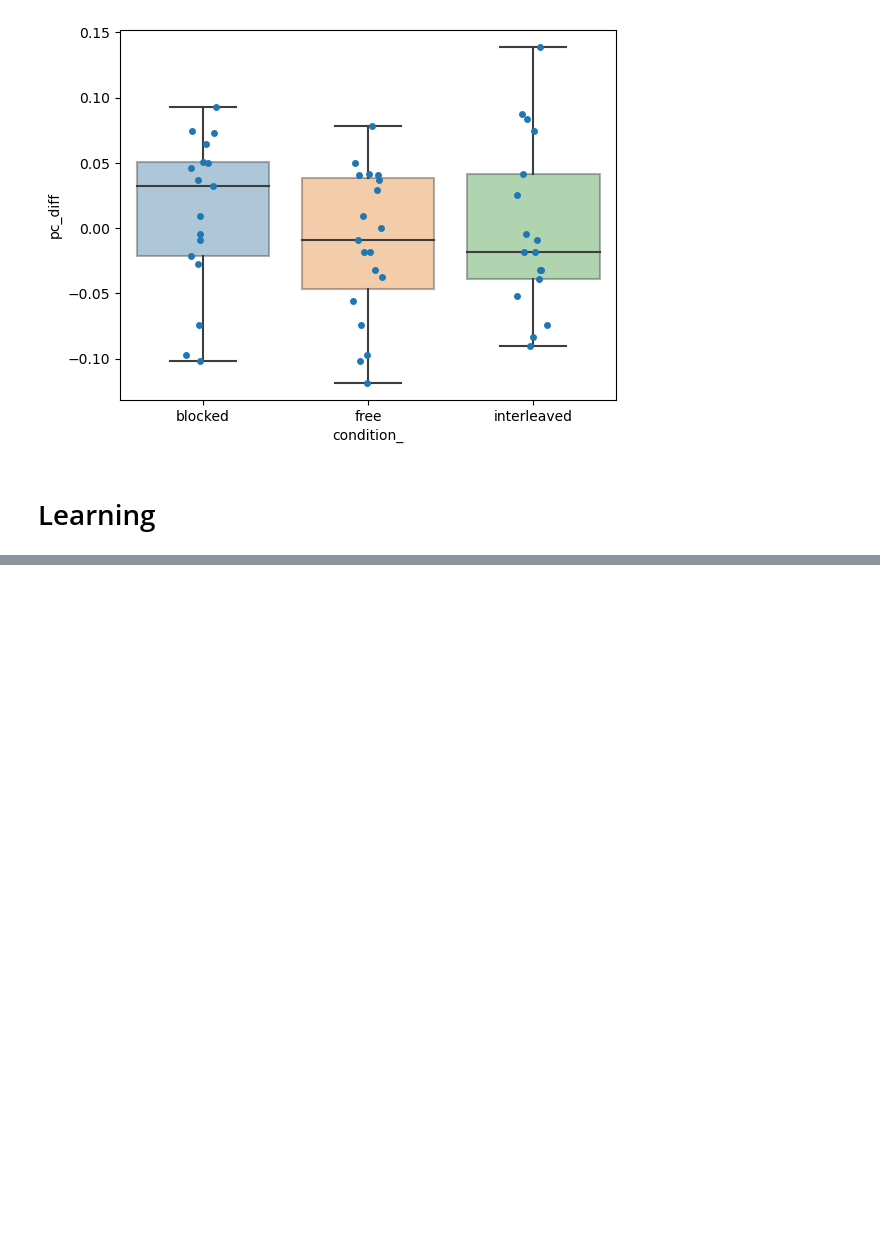
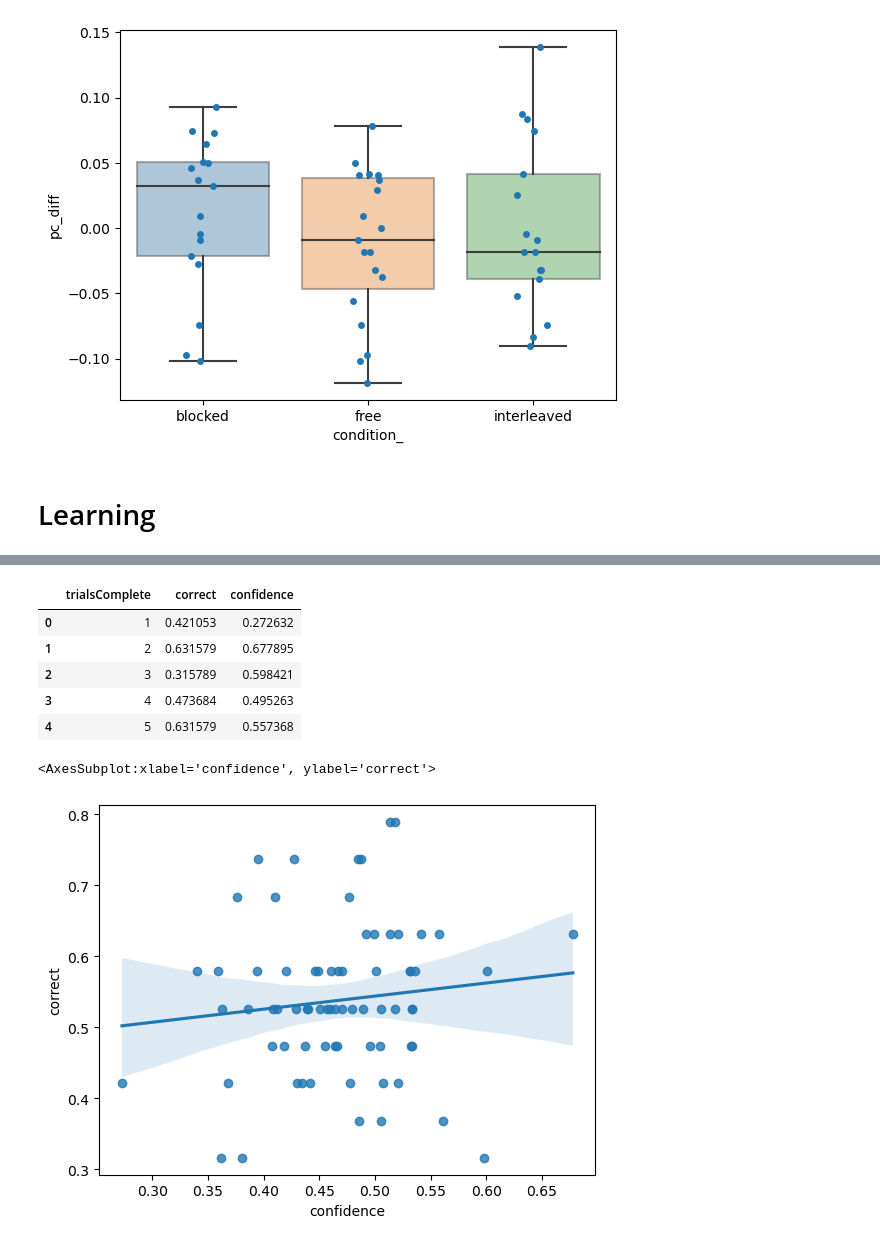
Before and after one commit to alex-ten/repetition_bias_active_learning, a Jupyter notebook: pilot_analyses.ipynb, the cells around one changed output, grey strips where cells are left out. Cells and saved outputs as stored; diff of their text form; code cells hidden in the pictures; blank space fills up the shorter version.

```diff
--- a/pilot_analyses.ipynb
+++ b/pilot_analyses.ipynb
@@ -178,0 +150,14 @@ plt.gca().set_ylim(-.035, .035)
+# %%
+df_ = df.groupby('trialsComplete')[['correct', 'confidence']].mean().reset_index()
+display(df_.head())
+plt.figure()
+sns.regplot(x='confidence', y='correct', data=df_)
+# %% [output]
+|  | trialsComplete | correct | confidence |
+| 0 | 1 | 0.421053 | 0.272632 |
+| 1 | 2 | 0.631579 | 0.677895 |
+| 2 | 3 | 0.315789 | 0.598421 |
+| 3 | 4 | 0.473684 | 0.495263 |
+| 4 | 5 | 0.631579 | 0.557368 |
+<AxesSubplot:xlabel='confidence', ylabel='correct'>
+[figure, added]
```
Also changed, not shown: parts of 6 cells of this notebook, 2 other files.
